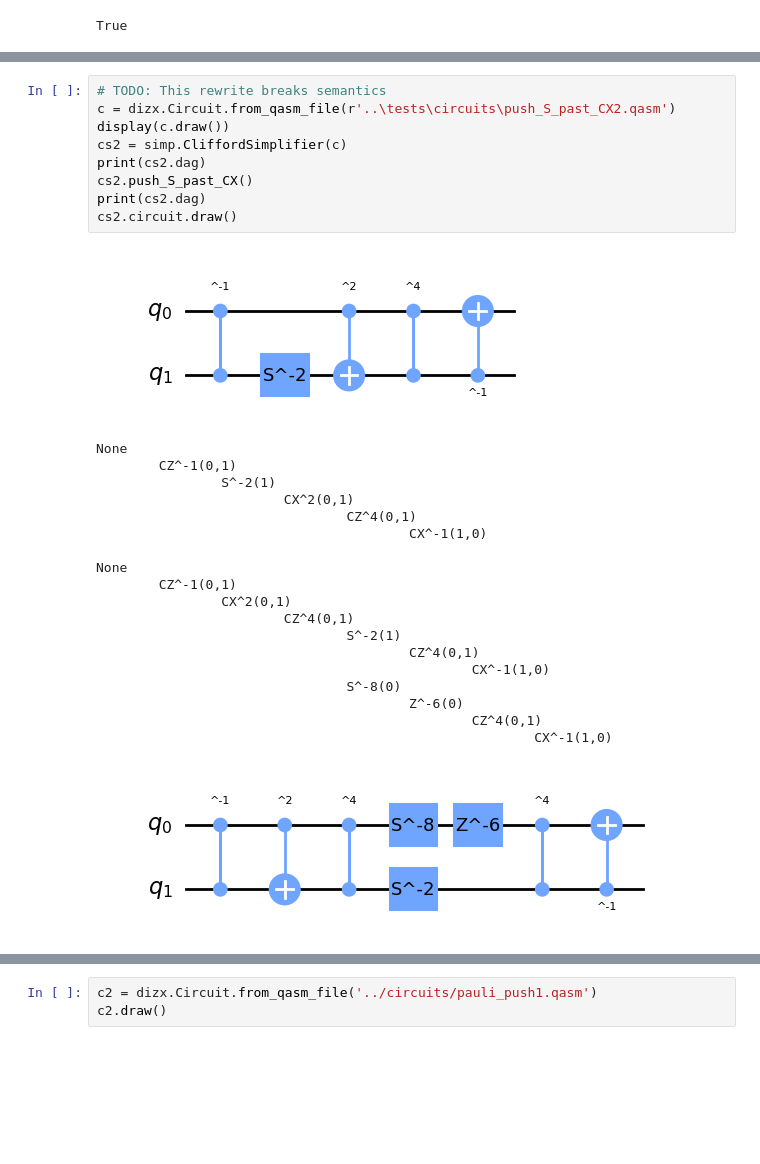
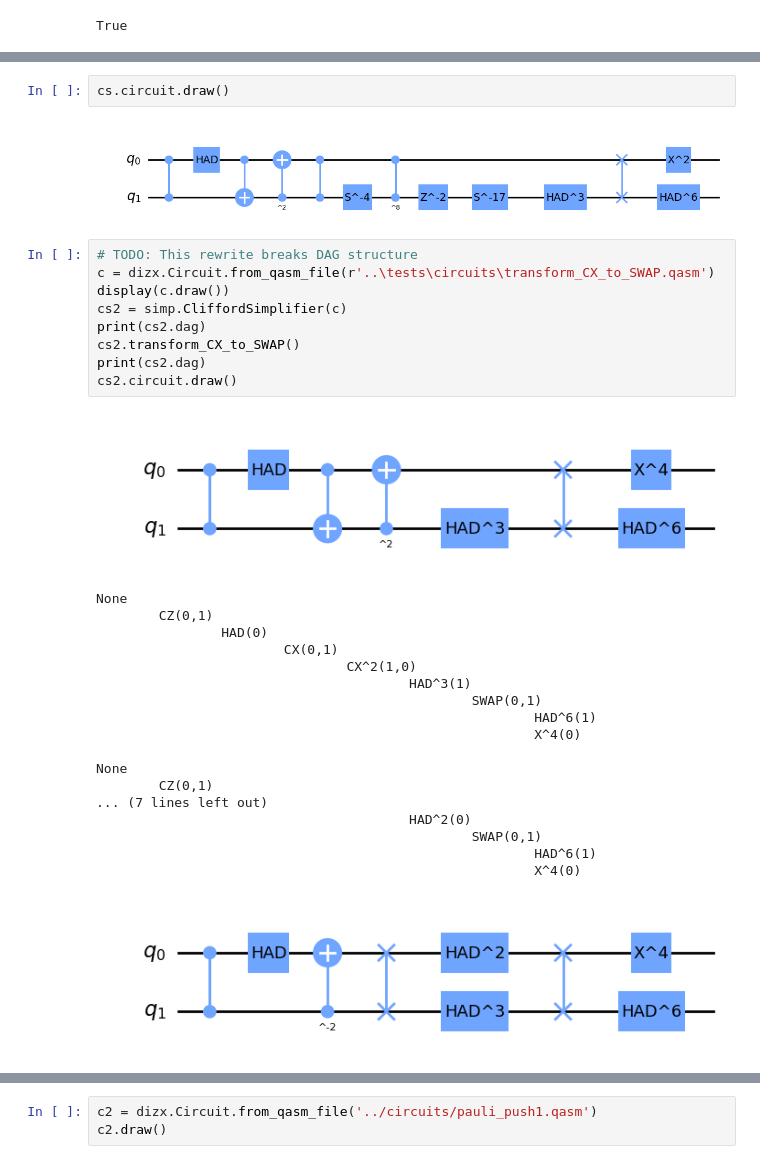
Before and after one commit to jvdwetering/dizx, a Jupyter notebook: notebooks/CircuitSimplifierHacking.ipynb, the cells around one changed output, grey strips where cells are left out. Saved outputs shown, nothing was run; the diff lists cells and outputs as text; blank space fills up the shorter version.

```diff
--- a/notebooks/CircuitSimplifierHacking.ipynb
+++ b/notebooks/CircuitSimplifierHacking.ipynb
@@ -103,33 +147,36 @@ False
+# %%
+cs.circuit.draw()
+# %% [output]
+[figure, added]
 # %%
-# TODO: This rewrite breaks semantics
-c = dizx.Circuit.from_qasm_file(r'..\tests\circuits\push_S_past_CX2.qasm')
+# TODO: This rewrite breaks DAG structure
+c = dizx.Circuit.from_qasm_file(r'..\tests\circuits\transform_CX_to_SWAP.qasm')
 display(c.draw())
 cs2 = simp.CliffordSimplifier(c)
 print(cs2.dag)
-cs2.push_S_past_CX()
+cs2.transform_CX_to_SWAP()
 print(cs2.dag)
 cs2.circuit.draw()
 # %% [output]
-[figure, old version]
+[figure, new version]
 None
-        CZ^-1(0,1)
-                S^-2(1)
-                        CX^2(0,1)
-                                CZ^4(0,1)
-                                        CX^-1(1,0)
+        CZ(0,1)
+                HAD(0)
+                        CX(0,1)
+                                CX^2(1,0)
+                                        HAD^3(1)
+                                                SWAP(0,1)
+                                                        HAD^6(1)
+                                                        X^4(0)
 
 None
-        CZ^-1(0,1)
-                CX^2(0,1)
-                        CZ^4(0,1)
-                                S^-2(1)
-                                        CZ^4(0,1)
-                                                CX^-1(1,0)
-                                S^-8(0)
-                                        Z^-6(0)
-                                                CZ^4(0,1)
-                                                        CX^-1(1,0)
+        CZ(0,1)
+... (7 lines left out)
+                                        HAD^2(0)
+                                                SWAP(0,1)
+                                                        HAD^6(1)
+                                                        X^4(0)
-[figure, old version]
+[figure, new version]
 # %%
 m1 = cs2.circuit_list[0].to_symplectic_matrix()
 m2 = cs2.circuit.to_symplectic_matrix()
```
Also changed, not shown: parts of 16 cells of this notebook, 6 other files.
